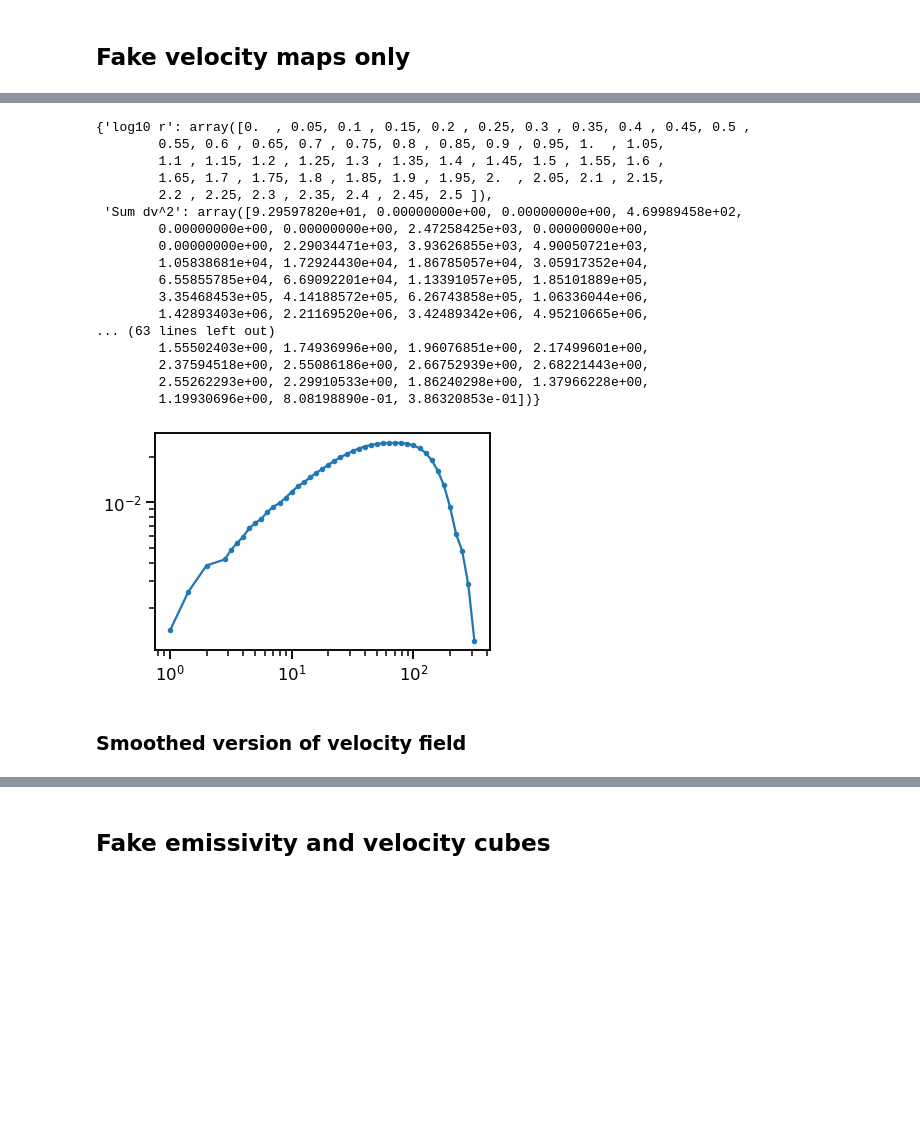
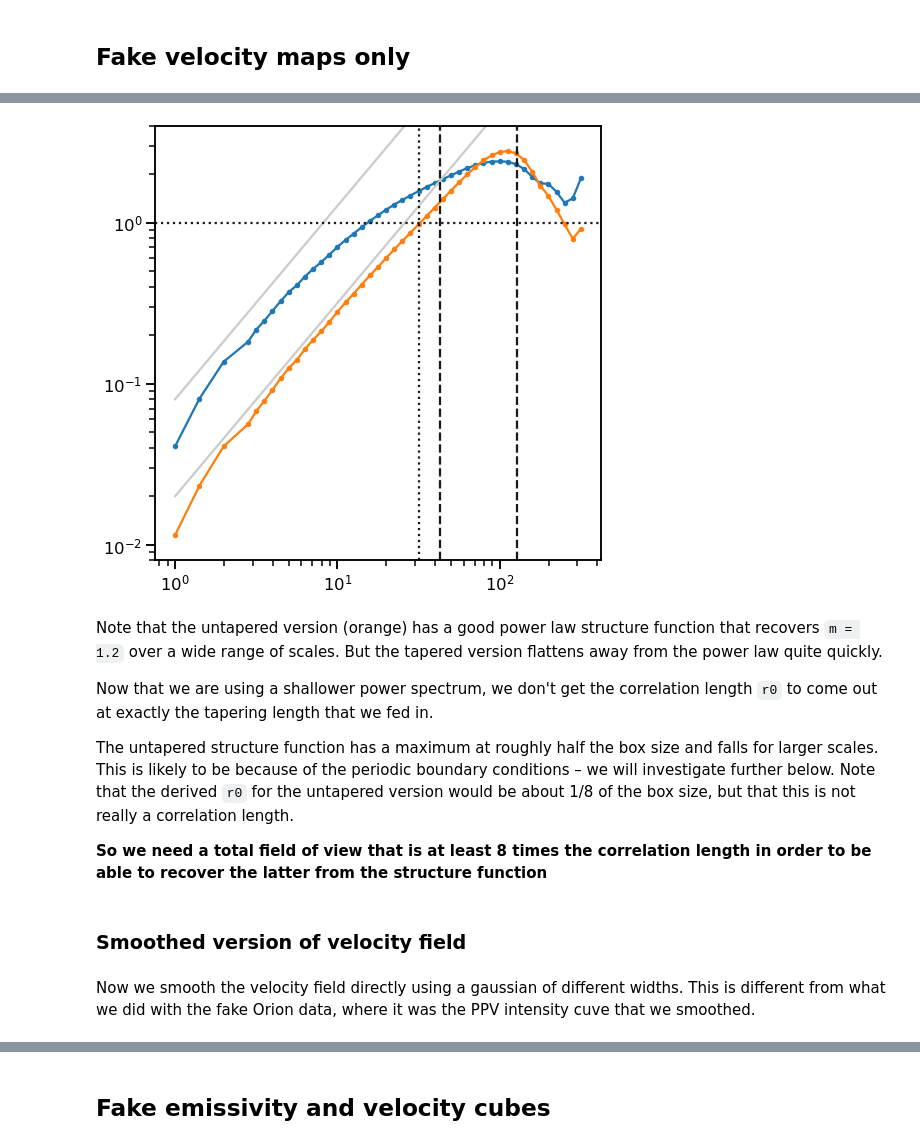
Before and after one commit to will-henney/mariano-velocity-statistics, a Jupyter notebook: fake-maps-seeing.ipynb, the cells around one changed output, grey strips where cells are left out. Saved outputs shown, nothing was run; the diff lists cells and outputs as text; code cells hidden in the pictures; blank space fills up the shorter version.

```diff
--- a/fake-maps-seeing.ipynb
+++ b/fake-maps-seeing.ipynb
@@ -44,40 +75,46 @@ fig.colorbar(im, ax=ax)
 # %%
 sf = strucfunc.strucfunc_numba_parallel(vmap, dlogr=0.05)
 # %%
-sf
+sf0 = strucfunc.strucfunc_numba_parallel(vmap0, dlogr=0.05)
-# %% [output]
-{'log10 r': array([0.  , 0.05, 0.1 , 0.15, 0.2 , 0.25, 0.3 , 0.35, 0.4 , 0.45, 0.5 ,
-        0.55, 0.6 , 0.65, 0.7 , 0.75, 0.8 , 0.85, 0.9 , 0.95, 1.  , 1.05,
-        1.1 , 1.15, 1.2 , 1.25, 1.3 , 1.35, 1.4 , 1.45, 1.5 , 1.55, 1.6 ,
-        1.65, 1.7 , 1.75, 1.8 , 1.85, 1.9 , 1.95, 2.  , 2.05, 2.1 , 2.15,
-        2.2 , 2.25, 2.3 , 2.35, 2.4 , 2.45, 2.5 ]),
- 'Sum dv^2': array([9.29597820e+01, 0.00000000e+00, 0.00000000e+00, 4.69989458e+02,
-        0.00000000e+00, 0.00000000e+00, 2.47258425e+03, 0.00000000e+00,
-        0.00000000e+00, 2.29034471e+03, 3.93626855e+03, 4.90050721e+03,
-        1.05838681e+04, 1.72924430e+04, 1.86785057e+04, 3.05917352e+04,
-        6.55855785e+04, 6.69092201e+04, 1.13391057e+05, 1.85101889e+05,
-        3.35468453e+05, 4.14188572e+05, 6.26743858e+05, 1.06336044e+06,
-        1.42893403e+06, 2.21169520e+06, 3.42489342e+06, 4.95210665e+06,
-... (63 lines left out)
-        1.55502403e+00, 1.74936996e+00, 1.96076851e+00, 2.17499601e+00,
-        2.37594518e+00, 2.55086186e+00, 2.66752939e+00, 2.68221443e+00,
-        2.55262293e+00, 2.29910533e+00, 1.86240298e+00, 1.37966228e+00,
-        1.19930696e+00, 8.08198890e-01, 3.86320853e-01])}
 # %%
-fig, ax = plt.subplots()
-m = sf["N pairs"] > 0
-r = 10**sf["log10 r"][m]
-B = sf["Unweighted B(r)"][m]
-ax.plot(
-    r,
-    B / r,
-    marker=".",
+fig, ax = plt.subplots(
+    figsize=(8, 8),
 )
-ax.set(xscale="log", yscale="log");
+mask = sf["N pairs"] > 0
+r = 10**sf["log10 r"][mask]
+B = sf["Unweighted B(r)"][mask]
+B0 = sf0["Unweighted B(r)"][mask]
+
+ax.plot(r, B, marker=".")
+ax.plot(r, B0, marker=".")
+
+rgrid = np.logspace(0.0, 2.0)
+
+for scale in 0.02, 0.08:
+    ax.plot(rgrid, scale * rgrid**m, color="0.8")
+
+ax.axhline(1.0, color="k", linestyle="dotted")
+ax.axvline(r0, color="k", linestyle="dotted")
+ax.axvline(N / 2, color="k", linestyle="dashed")
+ax.axvline(N / 6, color="k", linestyle="dashed")
+ax.set(
+    xscale="log", yscale="log",
+    ylim=[8e-3, 4],
+);
 # %% [output]
-[figure, old version]
+[figure, new version]
+# %% [markdown]
+Note that the untapered version (orange) has a good power law structure function that recovers `m = 1.2` over a wide range of scales.  But the tapered version flattens away from the power law quite quickly.
+
+Now that we are using a shallower power spectrum, we don't get the correlation length `r0` to come out at exactly the tapering length that we fed in.
+
+The untapered structure function has a maximum at roughly half the box size and falls for larger scales.  This is likely to be because of the periodic boundary conditions – we will investigate further below. Note that the derived `r0` for the untapered version would be about 1/8 of the box size, but that this is not really a correlation length.
+
+**So we need a total field of view that is at least 8 times the correlation length in order to be able to recover the latter from the structure function**
 # %% [markdown]
 ### Smoothed version of velocity field
+# %% [markdown]
+Now we smooth the velocity field directly using a gaussian of different widths.  This is different from what we did with the fake Orion data, where it was the PPV intensity cuve that we smoothed.
 # %%
 from astropy.convolution import Gaussian2DKernel, convolve_fft
 # %%
```
Also changed, not shown: parts of 19 cells of this notebook, 1 other file.
